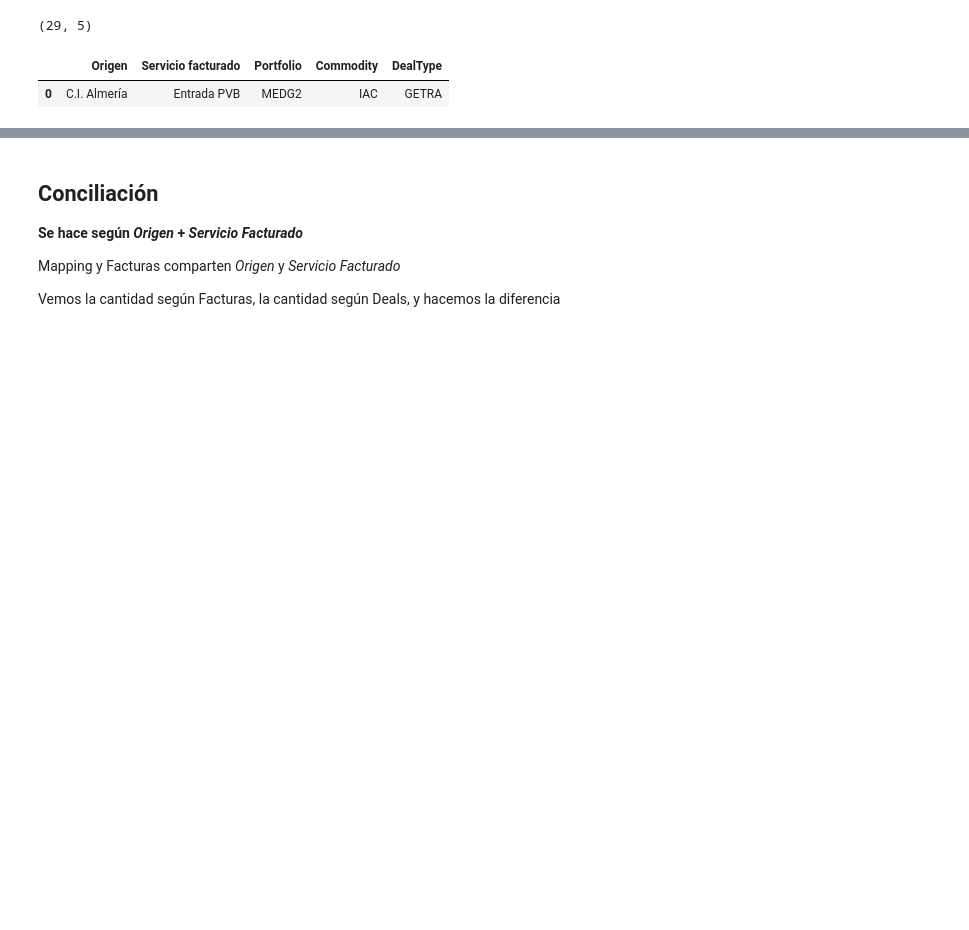
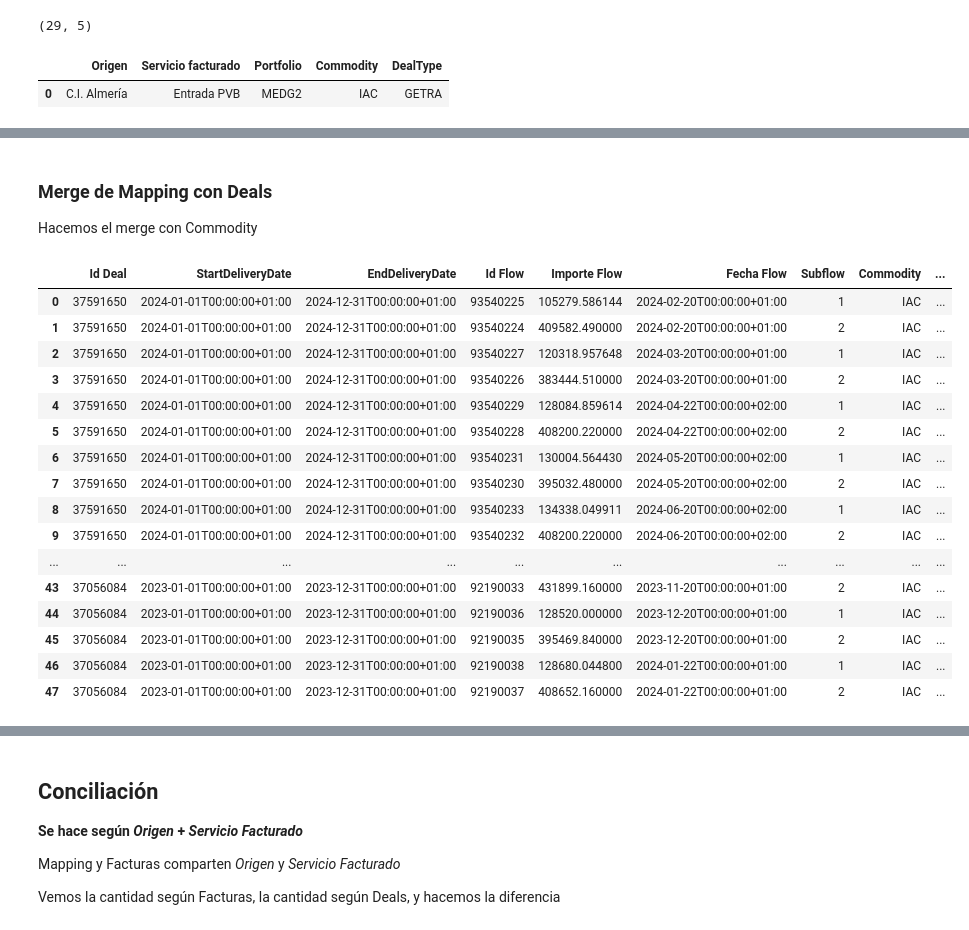
Before and after one commit to kikekzm/Data-Projects, a Jupyter notebook: ENGIE-Caso/Caso-Engie-Tips.ipynb, the cells around one changed output, grey strips where cells are left out. Drawn from its saved outputs; the diff is of its cells as text; code cells hidden in the pictures; blank space fills up the shorter version.

```diff
--- a/ENGIE-Caso/Caso-Engie-Tips.ipynb
+++ b/ENGIE-Caso/Caso-Engie-Tips.ipynb
@@ -120,0 +167,9 @@ AttributeError: 'str' object has no attribute 'get'
+# %%
+IAC_final_df = (pd.merge(IAC_filtrado_df, datos_json_final, on='Id Deal', how='inner')).drop_duplicates()
+IAC_final_df = IAC_final_df.drop(columns=['Flows'])
+
+# también añadimos una columna llamada Commodity con valor IAC para que sea más fácil el merge
+IAC_final_df['Commodity']='IAC'
+
+IAC_final_df.head(100)
+## podemos cambiar el formato de las fechas (por ahora no??)
@@ -120,0 +194,27 @@ AttributeError: 'str' object has no attribute 'get'
+# %% [markdown]
+### Merge de Mapping con Deals
+Hacemos el merge con Commodity
+# %%
+IAC_merged_df = pd.merge(IAC_final_df, mapping_filtrado_df, on='Commodity', how='inner')
+
+# quitamos algunas columnas innecesarias
+IAC_merged_df.drop(columns=['Portfolio','DealType'], inplace=True)
+IAC_merged_df.head(50)
+# %% [output]
+|  | Id Deal | StartDeliveryDate | EndDeliveryDate | Id Flow | Importe Flow | Fecha Flow | Subflow | Commodity | ... |
+| 0 | 37591650 | 2024-01-01T00:00:00+01:00 | 2024-12-31T00:00:00+01:00 | 93540225 | 105279.586144 | 2024-02-20T00:00:00+01:00 | 1 | IAC | ... |
+| 1 | 37591650 | 2024-01-01T00:00:00+01:00 | 2024-12-31T00:00:00+01:00 | 93540224 | 409582.490000 | 2024-02-20T00:00:00+01:00 | 2 | IAC | ... |
+| 2 | 37591650 | 2024-01-01T00:00:00+01:00 | 2024-12-31T00:00:00+01:00 | 93540227 | 120318.957648 | 2024-03-20T00:00:00+01:00 | 1 | IAC | ... |
+| 3 | 37591650 | 2024-01-01T00:00:00+01:00 | 2024-12-31T00:00:00+01:00 | 93540226 | 383444.510000 | 2024-03-20T00:00:00+01:00 | 2 | IAC | ... |
+| 4 | 37591650 | 2024-01-01T00:00:00+01:00 | 2024-12-31T00:00:00+01:00 | 93540229 | 128084.859614 | 2024-04-22T00:00:00+02:00 | 1 | IAC | ... |
+| 5 | 37591650 | 2024-01-01T00:00:00+01:00 | 2024-12-31T00:00:00+01:00 | 93540228 | 408200.220000 | 2024-04-22T00:00:00+02:00 | 2 | IAC | ... |
+| 6 | 37591650 | 2024-01-01T00:00:00+01:00 | 2024-12-31T00:00:00+01:00 | 93540231 | 130004.564430 | 2024-05-20T00:00:00+02:00 | 1 | IAC | ... |
+| 7 | 37591650 | 2024-01-01T00:00:00+01:00 | 2024-12-31T00:00:00+01:00 | 93540230 | 395032.480000 | 2024-05-20T00:00:00+02:00 | 2 | IAC | ... |
+| 8 | 37591650 | 2024-01-01T00:00:00+01:00 | 2024-12-31T00:00:00+01:00 | 93540233 | 134338.049911 | 2024-06-20T00:00:00+02:00 | 1 | IAC | ... |
+| 9 | 37591650 | 2024-01-01T00:00:00+01:00 | 2024-12-31T00:00:00+01:00 | 93540232 | 408200.220000 | 2024-06-20T00:00:00+02:00 | 2 | IAC | ... |
+| ... | ... | ... | ... | ... | ... | ... | ... | ... | ... |
+| 43 | 37056084 | 2023-01-01T00:00:00+01:00 | 2023-12-31T00:00:00+01:00 | 92190033 | 431899.160000 | 2023-11-20T00:00:00+01:00 | 2 | IAC | ... |
+| 44 | 37056084 | 2023-01-01T00:00:00+01:00 | 2023-12-31T00:00:00+01:00 | 92190036 | 128520.000000 | 2023-12-20T00:00:00+01:00 | 1 | IAC | ... |
+| 45 | 37056084 | 2023-01-01T00:00:00+01:00 | 2023-12-31T00:00:00+01:00 | 92190035 | 395469.840000 | 2023-12-20T00:00:00+01:00 | 2 | IAC | ... |
+| 46 | 37056084 | 2023-01-01T00:00:00+01:00 | 2023-12-31T00:00:00+01:00 | 92190038 | 128680.044800 | 2024-01-22T00:00:00+01:00 | 1 | IAC | ... |
+| 47 | 37056084 | 2023-01-01T00:00:00+01:00 | 2023-12-31T00:00:00+01:00 | 92190037 | 408652.160000 | 2024-01-22T00:00:00+01:00 | 2 | IAC | ... |
```
Also changed, not shown: parts of 12 cells of this notebook.
